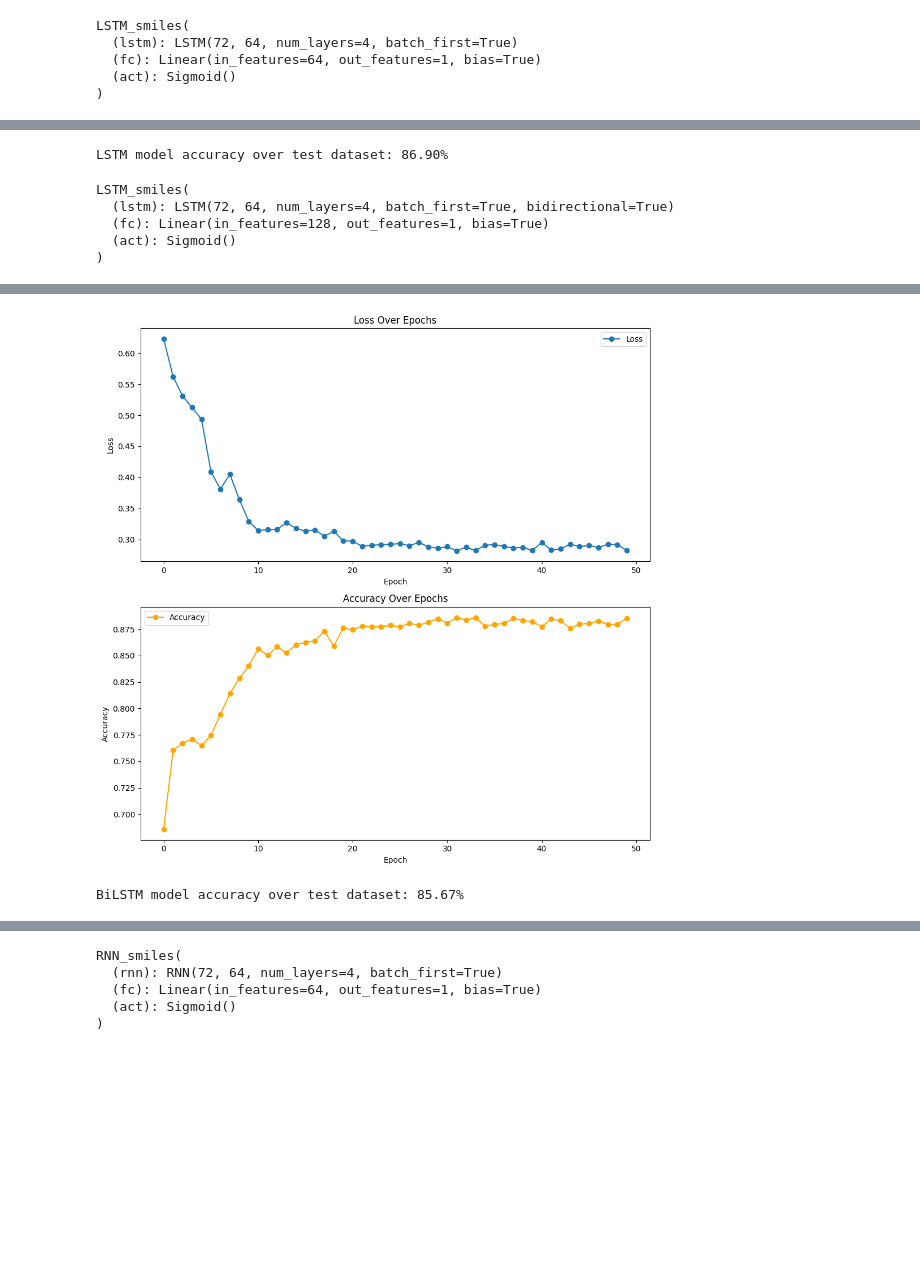
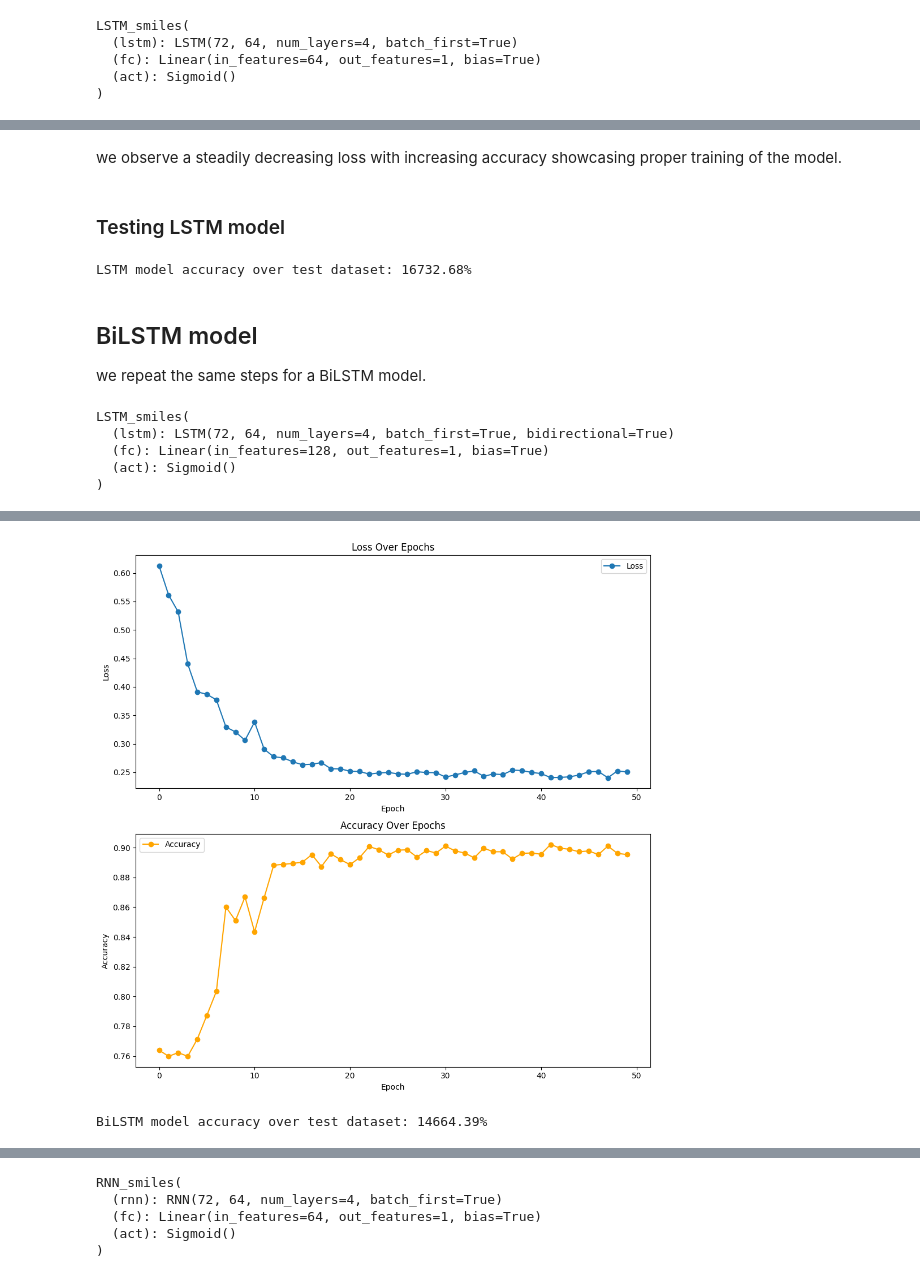
Before and after one commit to Theborna/Deep-Learning-Homework, a Jupyter notebook: HW4/Q1/bbbp-rnn-lstm.ipynb, the cells around one changed output, grey strips where cells are left out. Cells and saved outputs as stored; diff of their text form; code cells hidden in the pictures; blank space fills up the shorter version.

```diff
--- a/HW4/Q1/bbbp-rnn-lstm.ipynb
+++ b/HW4/Q1/bbbp-rnn-lstm.ipynb
@@ -128,5 +180,5 @@ test_loader_LSTM = DataLoader(
 # %%
-def train_model(model, dataset, num_epochs, print_every=5):
+def train_model(model, optimizer, criterion, scheduler, dataset, num_epochs, print_every=5):
     from tqdm import tqdm
 
     loss_list = []
@@ -308,8 +390,16 @@ Epoch 50/50, Loss: 0.2621, Accuracy: 88.81%
+# %% [markdown]
+we observe a steadily decreasing loss with increasing accuracy showcasing proper training of the model.
+# %% [markdown]
+### Testing LSTM model
 # %%
-test_accuracy_LSTM = eval_model(lstm_model, test_loader_LSTM)
+test_accuracy_LSTM = eval_model(lstm_model, test_loader_LSTM, device)
 print(f'LSTM model accuracy over test dataset: {100*test_accuracy_LSTM:.2f}%')
 # %% [output]
-LSTM model accuracy over test dataset: 86.90%
+LSTM model accuracy over test dataset: 16732.68%
+# %% [markdown]
+## BiLSTM model
+
+we repeat the same steps for a BiLSTM model.
 # %%
 input_size = X_train_LSTM.shape[-1]
 bilstm_model = LSTM_smiles(
@@ -331,6 +421,6 @@ LSTM_smiles(
   (act): Sigmoid()
 )
 # %%
-loss_list, accuracy_list = train_model(bilstm_model, train_loader_LSTM, num_epochs=50)
+loss_list, accuracy_list = train_model(bilstm_model, optimizer, criterion, scheduler, train_loader_LSTM, num_epochs=50)
 plot_loss_acc(loss_list, accuracy_list)
 # %% [output]
@@ -347,6 +437,6 @@ Epoch 50/50, Loss: 0.2822, Accuracy: 88.52%
-[figure, old version]
+[figure, new version]
 # %%
-test_accuracy_BiLSTM = eval_model(bilstm_model, test_loader_LSTM)
+test_accuracy_BiLSTM = eval_model(bilstm_model, test_loader_LSTM, device)
 print(f'BiLSTM model accuracy over test dataset: {100*test_accuracy_BiLSTM:.2f}%')
 # %% [output]
-BiLSTM model accuracy over test dataset: 85.67%
+BiLSTM model accuracy over test dataset: 14664.39%
```
Also changed, not shown: parts of 36 cells of this notebook.
